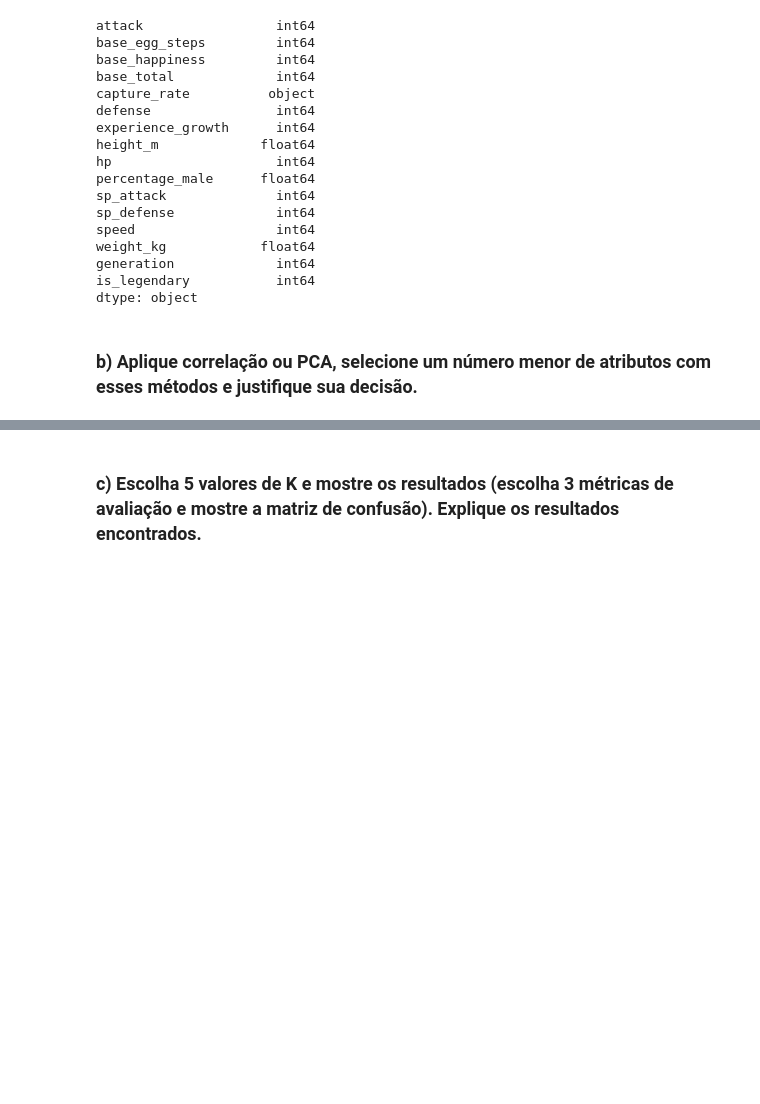
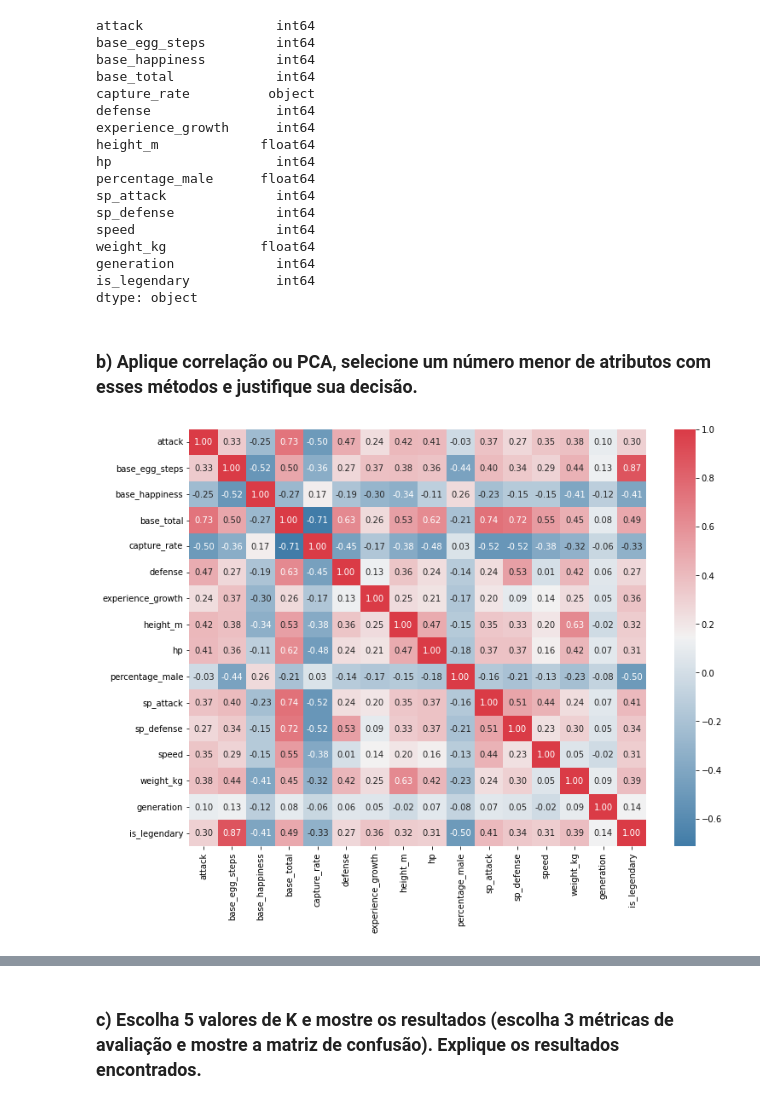
Before and after one commit to hyoretsu/ia, a Jupyter notebook: prova1.ipynb, the cells around one changed output, grey strips where cells are left out. Drawn from its saved outputs; the diff is of its cells as text; code cells hidden in the pictures; blank space fills up the shorter version.

```diff
--- a/prova1.ipynb
+++ b/prova1.ipynb
@@ -98,3 +98,14 @@ is_legendary           int64
 dtype: object
 # %% [markdown]
 ### b) Aplique correlação ou PCA, selecione um número menor de atributos com esses métodos e justifique sua decisão.
+# %%
+import matplotlib.pyplot as plt
+import seaborn as sns
+from utils.cmap import lukewarm_cmap
+
+# df.corr().style.background_gradient(cmap="coolwarm").format(precision=4)
+plt.figure(figsize=(12, 9))
+sns.heatmap(df.corr(), cmap=lukewarm_cmap, annot=True, fmt=".2f")
+plt.show()
+# %% [output]
+[figure, added]
```
Also changed, not shown: parts of 3 cells of this notebook, 2 other files.
